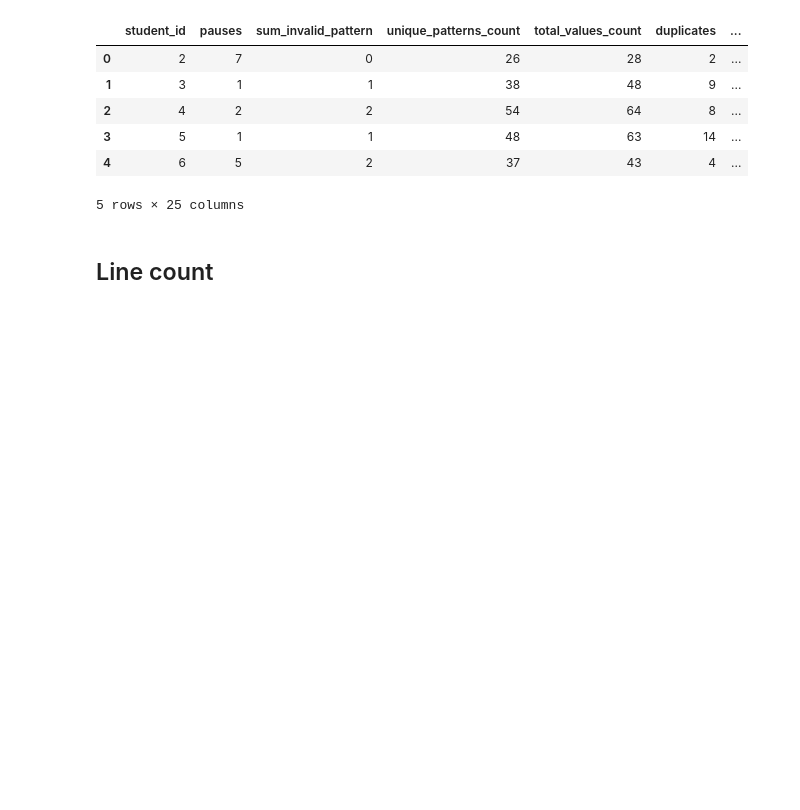
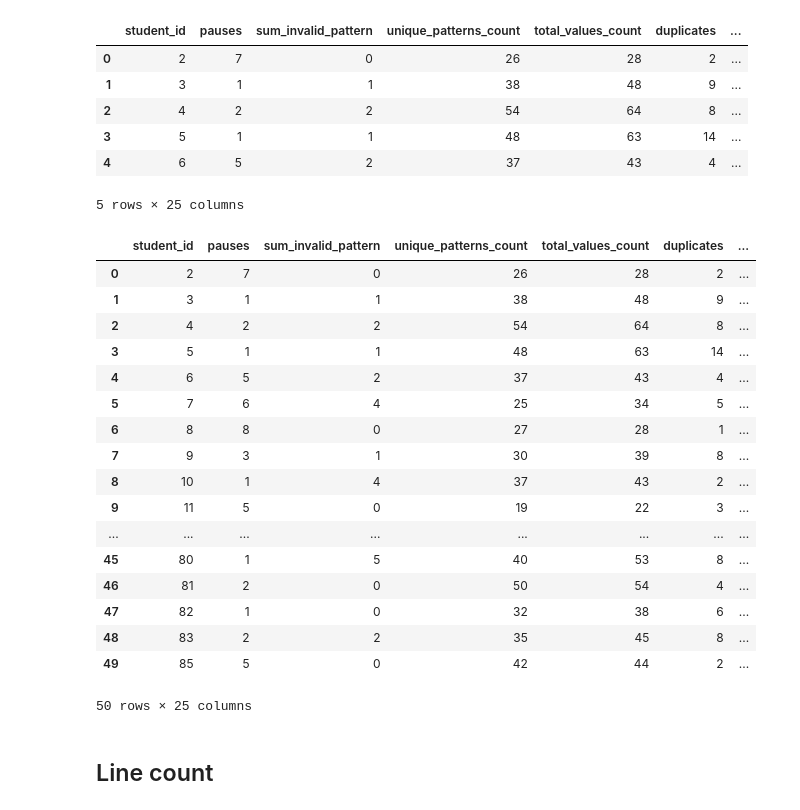
Before and after one commit to RowanBattles/Group4AI, a Jupyter notebook: Workbook.ipynb, the cells around one changed output. Saved outputs shown, nothing was run; the diff lists cells and outputs as text; code cells hidden in the pictures; blank space fills up the shorter version.

```diff
--- a/Workbook.ipynb
+++ b/Workbook.ipynb
@@ -834,6 +834,53 @@ merged_data.head()
 | 3 | 5 | 1 | 1 | 48 | 63 | 14 | ... |
 | 4 | 6 | 5 | 2 | 37 | 43 | 4 | ... |
 5 rows × 25 columns
+# %%
+df['timestamp_submission'] = df['timestampload'] + df['timestampsm']
+# %%
+for student_id in df['student_id'].unique():
+
+    dfStudent = df[df['student_id'] == student_id].sort_values(by='timestampload', ascending=True)
+
+    first_timestamp = dfStudent['timestampload'].iloc[0]
+
+    for I in range(1, 19):
+        second_timestamp = first_timestamp + 10000
+
+        filtered_df = dfStudent[(dfStudent['timestamp_submission'] >= first_timestamp) & (dfStudent['timestamp_submission'] <= second_timestamp)].copy()
+
+        filtered_df['patternsm_count'] = filtered_df['patternsm'].apply(lambda x: x.split(',').count('1'))
+
+        staff = 0
+        for index, row in filtered_df.iterrows():
+            x = row['patternsm_count']
+            staff += x
+
+        merged_data.loc[merged_data['student_id'] == student_id, f'Box_{I}_Lines'] = staff
+
+        first_timestamp = second_timestamp
+
+        staff = 0
+# %%
+merged_data.head(50)
+# %% [output]
+|  | student_id | pauses | sum_invalid_pattern | unique_patterns_count | total_values_count | duplicates | ... |
+| 0 | 2 | 7 | 0 | 26 | 28 | 2 | ... |
+| 1 | 3 | 1 | 1 | 38 | 48 | 9 | ... |
+| 2 | 4 | 2 | 2 | 54 | 64 | 8 | ... |
+| 3 | 5 | 1 | 1 | 48 | 63 | 14 | ... |
+| 4 | 6 | 5 | 2 | 37 | 43 | 4 | ... |
+| 5 | 7 | 6 | 4 | 25 | 34 | 5 | ... |
+| 6 | 8 | 8 | 0 | 27 | 28 | 1 | ... |
+| 7 | 9 | 3 | 1 | 30 | 39 | 8 | ... |
+| 8 | 10 | 1 | 4 | 37 | 43 | 2 | ... |
+| 9 | 11 | 5 | 0 | 19 | 22 | 3 | ... |
+| ... | ... | ... | ... | ... | ... | ... | ... |
+| 45 | 80 | 1 | 5 | 40 | 53 | 8 | ... |
+| 46 | 81 | 2 | 0 | 50 | 54 | 4 | ... |
+| 47 | 82 | 1 | 0 | 32 | 38 | 6 | ... |
+| 48 | 83 | 2 | 2 | 35 | 45 | 8 | ... |
+| 49 | 85 | 5 | 0 | 42 | 44 | 2 | ... |
+50 rows × 25 columns
 # %% [markdown]
 ## Line count
 # %%
```
Also changed, not shown: parts of 3 cells of this notebook, 2 other files.
